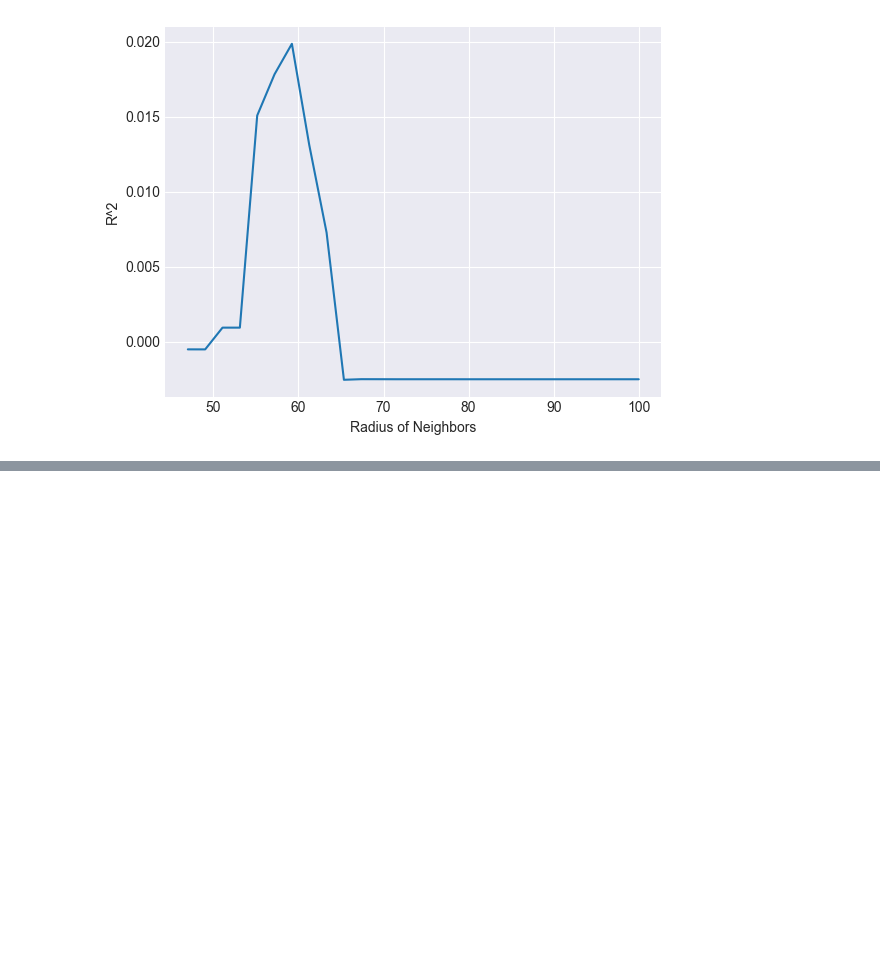
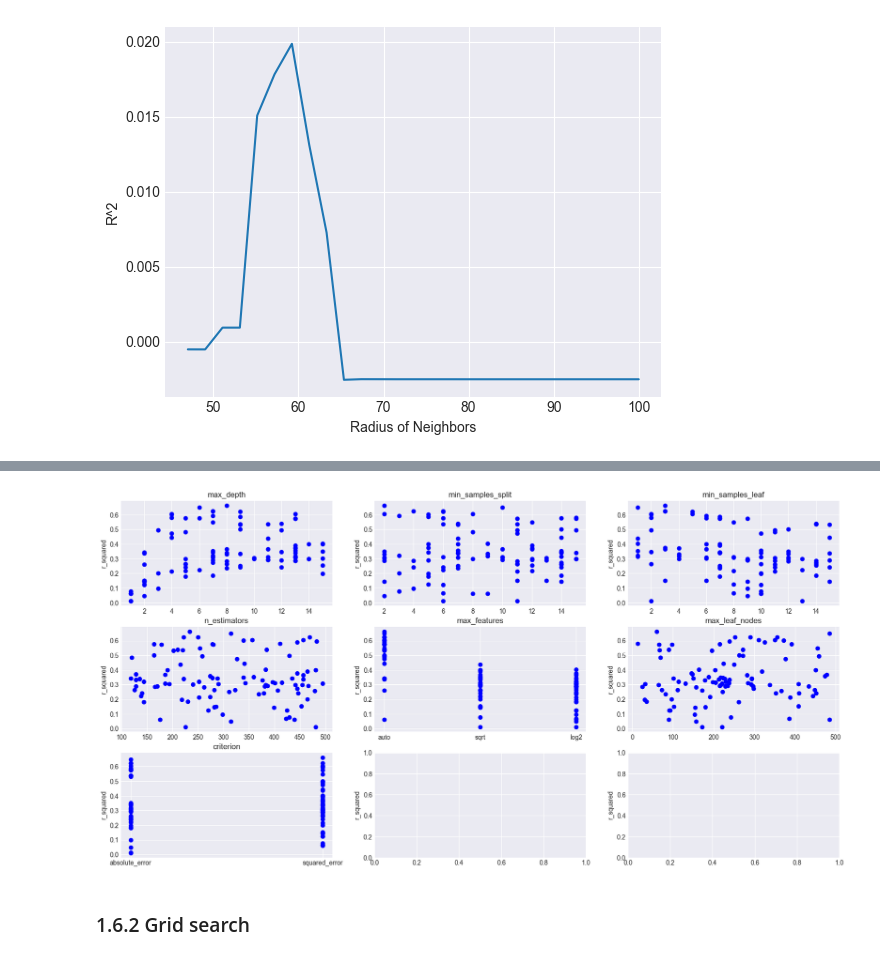
Before and after one commit to Detopall/machine-learning-project, a Jupyter notebook: projected_revenue.ipynb, the cells around one changed output, grey strips where cells are left out. Saved outputs shown, nothing was run; the diff lists cells and outputs as text; code cells hidden in the pictures; blank space fills up the shorter version.

```diff
--- a/projected_revenue.ipynb
+++ b/projected_revenue.ipynb
@@ -237,0 +273,8 @@ ValueError: Input contains NaN.
+# %%
+# retraining and testing
+
+from sklearn import tree
+dec_tree = DecisionTreeRegressor(random_state = 0, max_depth=4)
+dec_tree.fit(X_train_stand, y_train)
+print(dec_tree.score(X_train_stand, y_train) )
+dec_tree.score(X_test_stand, y_test)
@@ -237,0 +354,37 @@ ValueError: Input contains NaN.
+# %%
+# plotting out the hyperparameters, so we can check which values to use for the grid search.
+
+out = pd.DataFrame(rf_random.cv_results_)
+
+xlabel_names = ['param_max_depth','param_min_samples_split','param_min_samples_leaf','param_n_estimators',
+                'param_max_features', 'param_max_leaf_nodes', 'param_criterion']
+
+fig, axs = plt.subplots(3,3, figsize=(20,10))
+
+axs[0,0].scatter(out['param_max_depth'], out['mean_test_score'], c='blue')
+axs[0,0].set_title('max_depth')
+
+axs[0,1].scatter(out['param_min_samples_split'], out['mean_test_score'], c='blue')
+axs[0,1].set_title('min_samples_split')
+
+axs[0,2].scatter(out['param_min_samples_leaf'], out['mean_test_score'], c='blue')
+axs[0,2].set_title('min_samples_leaf')
+
+axs[1,0].scatter(out['param_n_estimators'], out['mean_test_score'], c='blue')
+axs[1,0].set_title('n_estimators')
+
+axs[1,1].scatter(out['param_max_features'], out['mean_test_score'], c='blue')
+axs[1,1].set_title('max_features')
+
+axs[1,2].scatter(out['param_max_leaf_nodes'], out['mean_test_score'], c='blue')
+axs[1,2].set_title('max_leaf_nodes')
+
+axs[2,0].scatter(out['param_criterion'], out['mean_test_score'], c='blue')
+axs[2,0].set_title('criterion')
+
+for ax in axs.flat:
+    ax.set(ylabel='r_squared')
+# %% [output]
+[figure, added]
+# %% [markdown]
+### 1.6.2 Grid search
```
Also changed, not shown: parts of 35 cells of this notebook.
